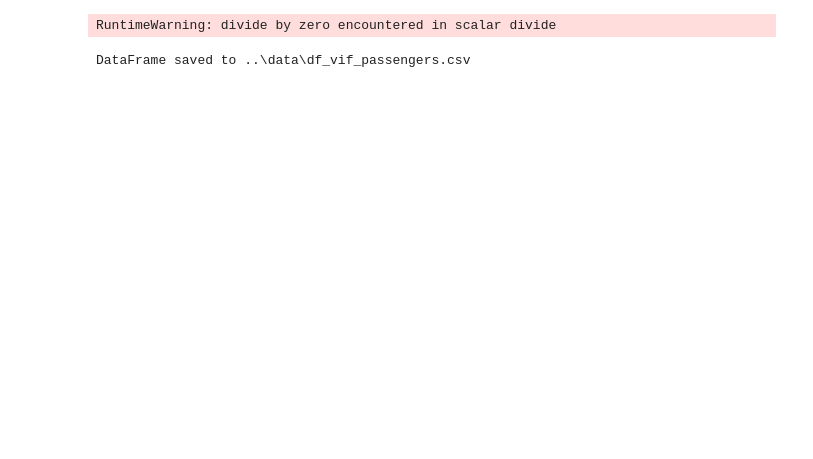
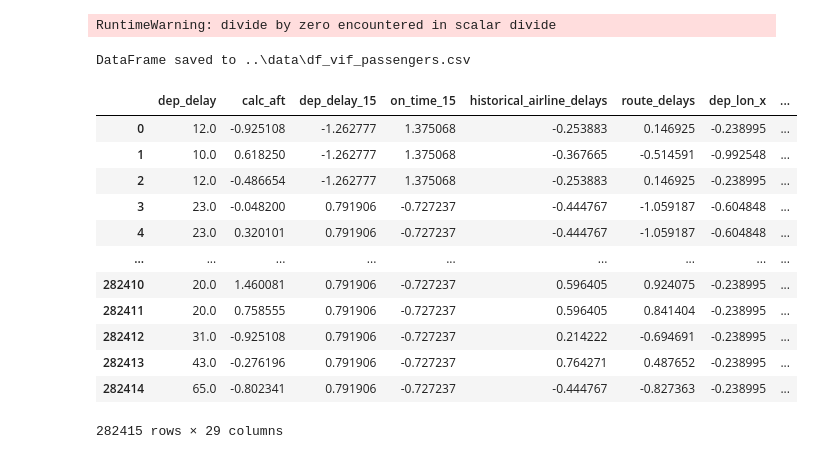
Before and after one commit to DT-Service-Consulting/avstats, a Jupyter notebook: avstats/AvStats_EDA.ipynb, the cells around one changed output. Cells and saved outputs as stored; diff of their text form; code cells hidden in the pictures; blank space fills up the shorter version.

```diff
--- a/avstats/AvStats_EDA.ipynb
+++ b/avstats/AvStats_EDA.ipynb
@@ -786,6 +755,22 @@ save_dataframe(df_vif_passengers, "df_vif_passengers")
 # %% [output]
 RuntimeWarning: divide by zero encountered in scalar divide
 DataFrame saved to ..\data\df_vif_passengers.csv
+# %%
+df_vif_weather
+# %% [output]
+|  | dep_delay | calc_aft | dep_delay_15 | on_time_15 | historical_airline_delays | route_delays | dep_lon_x | ... |
+| 0 | 12.0 | -0.925108 | -1.262777 | 1.375068 | -0.253883 | 0.146925 | -0.238995 | ... |
+| 1 | 10.0 | 0.618250 | -1.262777 | 1.375068 | -0.367665 | -0.514591 | -0.992548 | ... |
+| 2 | 12.0 | -0.486654 | -1.262777 | 1.375068 | -0.253883 | 0.146925 | -0.238995 | ... |
+| 3 | 23.0 | -0.048200 | 0.791906 | -0.727237 | -0.444767 | -1.059187 | -0.604848 | ... |
+| 4 | 23.0 | 0.320101 | 0.791906 | -0.727237 | -0.444767 | -1.059187 | -0.604848 | ... |
+| ... | ... | ... | ... | ... | ... | ... | ... | ... |
+| 282410 | 20.0 | 1.460081 | 0.791906 | -0.727237 | 0.596405 | 0.924075 | -0.238995 | ... |
+| 282411 | 20.0 | 0.758555 | 0.791906 | -0.727237 | 0.596405 | 0.841404 | -0.238995 | ... |
+| 282412 | 31.0 | -0.925108 | 0.791906 | -0.727237 | 0.214222 | -0.694691 | -0.238995 | ... |
+| 282413 | 43.0 | -0.276196 | 0.791906 | -0.727237 | 0.764271 | 0.487652 | -0.238995 | ... |
+| 282414 | 65.0 | -0.802341 | 0.791906 | -0.727237 | -0.444767 | -0.827363 | -0.238995 | ... |
+282415 rows × 29 columns
 # %%
 vif_data_weather
 # %% [output]
```
Also changed, not shown: parts of 20 cells of this notebook, 4 other files.
